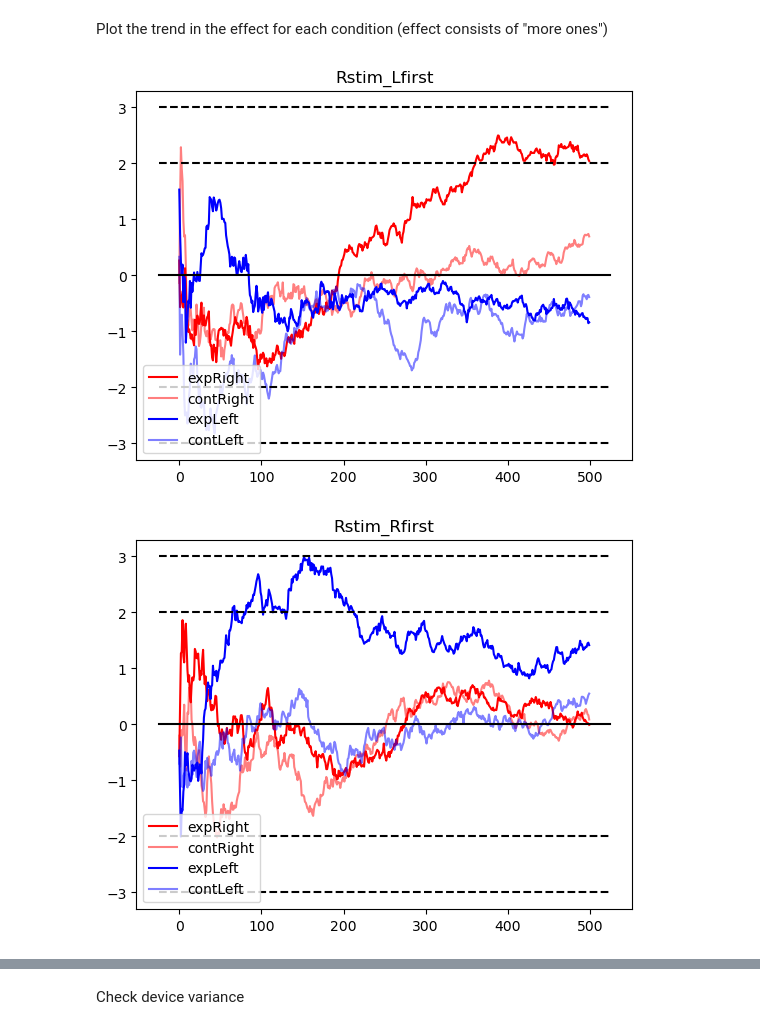
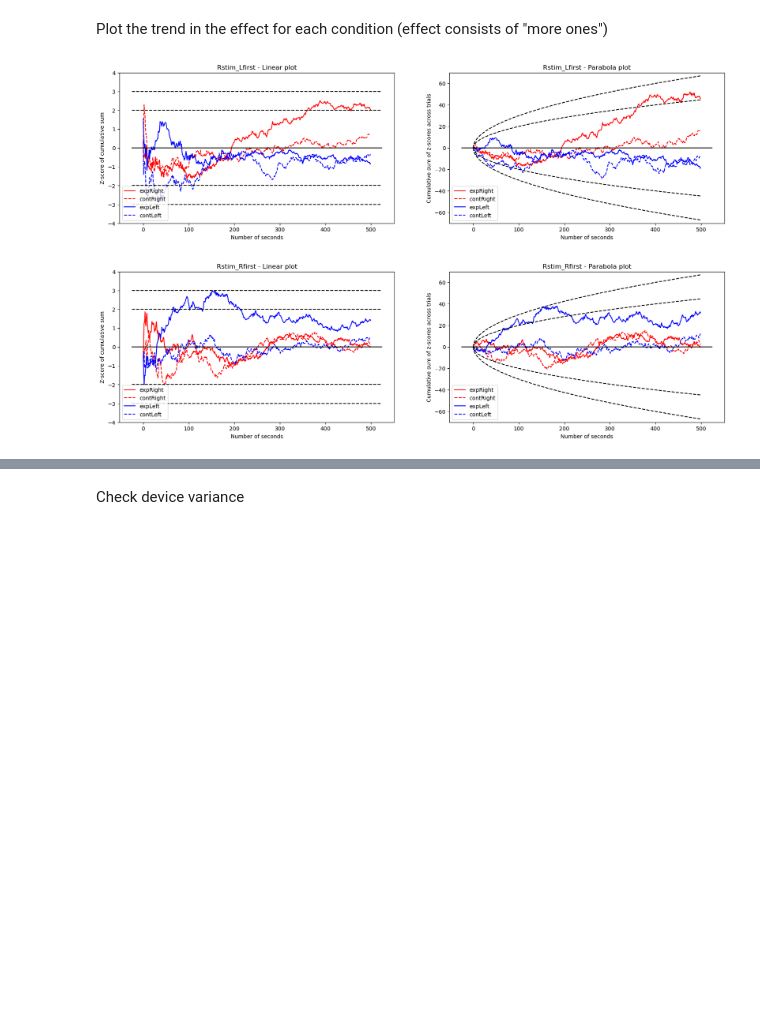
Before and after one commit to AvantiShri/freedman2023_cortex_analysisreplication, a Jupyter notebook: freedman_et_al_2023/Freedman_et_al_2023_rep.ipynb, the cells around one changed output, grey strips where cells are left out. Cells and saved outputs as stored; diff of their text form; code cells hidden in the pictures; blank space fills up the shorter version.

Commit message:
updated plots

```diff
--- a/freedman_et_al_2023/Freedman_et_al_2023_rep.ipynb
+++ b/freedman_et_al_2023/Freedman_et_al_2023_rep.ipynb
@@ -75,36 +75,81 @@ conditionname_to_color = {
     'expLeft': 'blue',
     'contRight': 'red',
     'contLeft': 'blue'
 }
 
+conditionname_to_linestyle = {
+    'expRight': '-',
+    'expLeft': '-',
+    'contRight': '--',
+    'contLeft': '--'
+}
+
 conditionname_to_alpha = {
     'expRight': 1.0,
     'expLeft': 1.0,
-    'contRight': 0.5,
-    'contLeft': 0.5
+    'contRight': 1.0,
+    'contLeft': 1.0
 }
 
 for groupname in group_and_condition_to_trialdata:
+
+
+    fig, ax = plt.subplots(1,2,figsize=(20,5))
+
+    plt.sca(ax[0])
     handles = []
     handle_labels = []
     for conditionname in group_and_condition_to_trialdata[groupname]:
         data = group_and_condition_to_trialdata[groupname][conditionname]
         handles.append(
          plt.plot(np.cumsum(np.sum(data-100, axis=0))/(np.sqrt(50)*np.sqrt(np.arange(500)+1)*np.sqrt(data.shape[0])),
                  color=conditionname_to_color[conditionname],
-                 alpha=conditionname_to_alpha[conditionname])[0])
+                 alpha=conditionname_to_alpha[conditionname],
+                 linestyle=conditionname_to_linestyle[conditionname])[0])
         handle_labels.append(conditionname)
     plt.legend(handles=handles, labels=handle_labels, loc=3)
     xlim = plt.xlim()
     plt.plot(xlim, [0,0], color="black")
     #plt.plot(xlim, [1,1], linestyle="--", color="black")
     plt.plot(xlim, [2,2], linestyle="--", color="black")
     plt.plot(xlim, [3,3], linestyle="--", color="black")
     #plt.plot(xlim, [-1,-1], linestyle="--", color="black")
     plt.plot(xlim, [-2,-2], linestyle="--", color="black")
     plt.plot(xlim, [-3,-3], linestyle="--", color="black")
-    plt.title(groupname)
+    plt.ylim(-4, 4)
+    plt.title(groupname+" - Linear plot")
+    plt.xlabel("Number of seconds")
+    plt.ylabel("Z-score of cumulative sum")
+    #plt.show()
+
+    plt.sca(ax[1])
+    handles = []
+    handle_labels = []
+    for conditionname in group_and_condition_to_trialdata[groupname]:
+        data = group_and_condition_to_trialdata[groupname][conditionname]
+        handles.append(
+         plt.plot(np.cumsum(np.sum(data-100, axis=0))/(np.sqrt(50)*np.sqrt(data.shape[0])),
+                 color=conditionname_to_color[conditionname],
+                 alpha=conditionname_to_alpha[conditionname],
+                 linestyle=conditionname_to_linestyle[conditionname])[0])
+        handle_labels.append(conditionname)
+    plt.legend(handles=handles, labels=handle_labels, loc=3)
+    xlim = plt.xlim()
+    plt.plot(xlim, [0,0], color="black")
+    #2 sigma curve:
+    plt.plot(np.arange(data.shape[1]), 2*np.sqrt(np.arange(data.shape[1])), linestyle="--", color="black" )
+    plt.plot(np.arange(data.shape[1]), -2*np.sqrt(np.arange(data.shape[1])), linestyle="--", color="black" )
+    #3 sigma curve:
+    plt.plot(np.arange(data.shape[1]), 3*np.sqrt(np.arange(data.shape[1])), linestyle="--", color="black" )
+    plt.plot(np.arange(data.shape[1]), -3*np.sqrt(np.arange(data.shape[1])), linestyle="--", color="black" )
+    plt.title(groupname+" - Parabola plot")
+    plt.xlabel("Number of seconds")
+    plt.ylabel("Cumulative sum of z-scores across trials")
+    plt.ylim(-70,70)
+    #plt.show()
+
     plt.show()
+    #plt.savefig(groupname+'.eps', format='eps')
 # %% [output]
-[figure, old version]
+[figure, new version]
-[figure, old version]
+[figure, new version]
```
Also changed, not shown: parts of 2 cells of this notebook.
